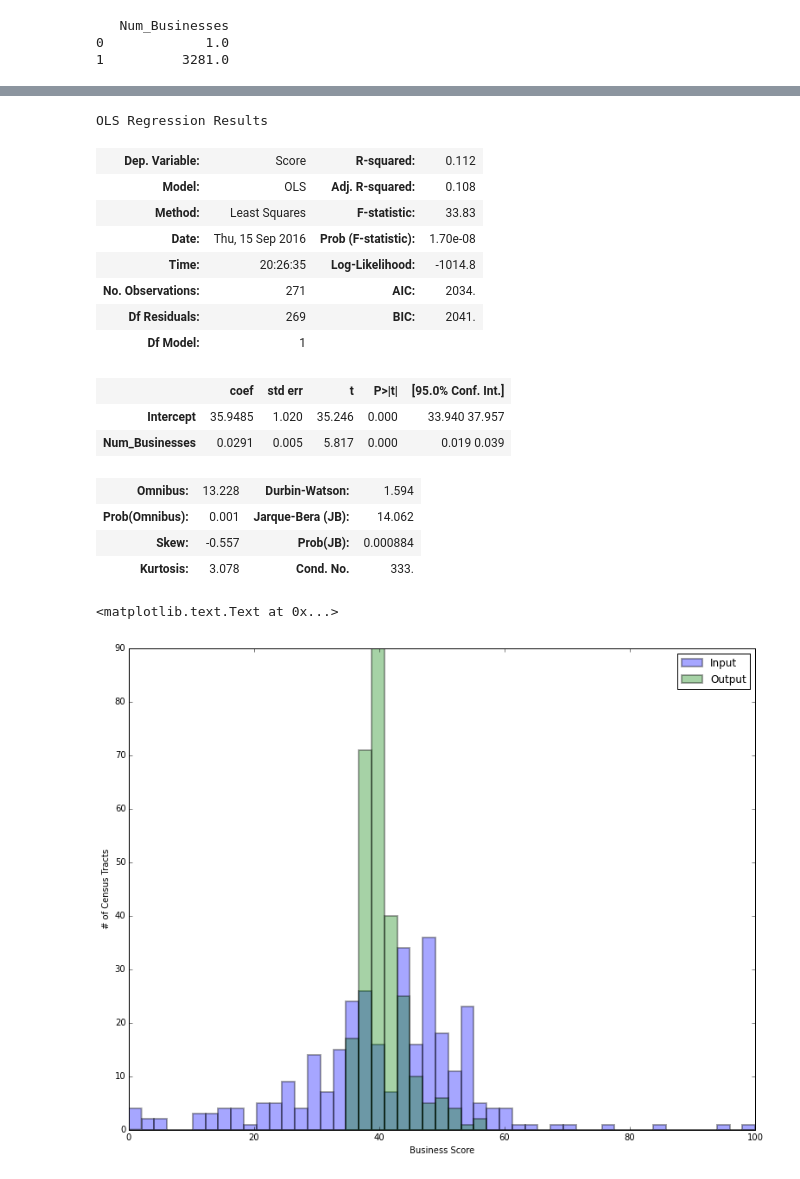
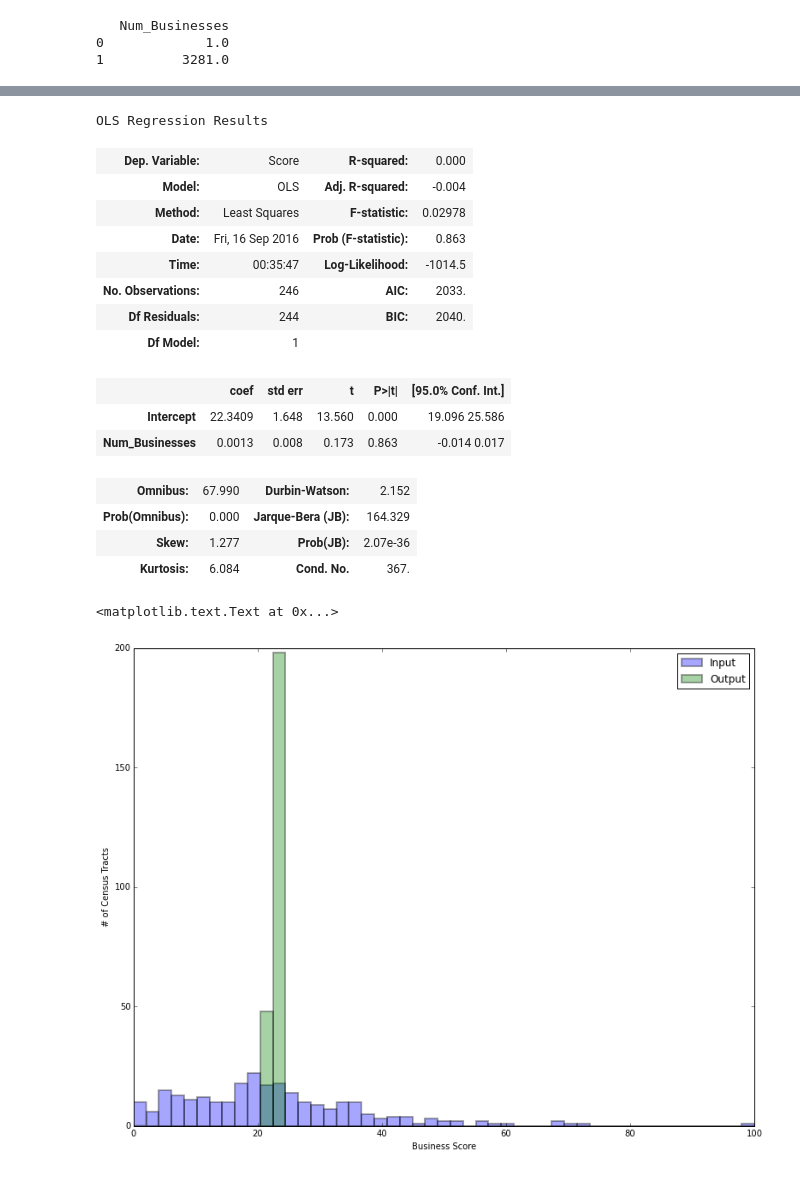
Before and after one commit to jmsilverman/insight_project, a Jupyter notebook: lin_reg_training.ipynb, the cells around one changed output, grey strips where cells are left out. Saved outputs shown, nothing was run; the diff lists cells and outputs as text; code cells hidden in the pictures.

```diff
--- a/lin_reg_training.ipynb
+++ b/lin_reg_training.ipynb
@@ -19,8 +19,9 @@ import statsmodels.formula.api as smf
 scaled = False
 # %%
 # define extra bit for filenames, in case of only using one NAICS code
-extra = ''
-#extra = '_62'
+extras = ['all','44','45','56','62']
+i = 1
+extra = '_'+extras[i]
 # %%
 # read in labeled examples (see build_features_labels.ipynb for more info)
 labels = np.genfromtxt('data_final/labels_scaled'+extra+'.csv')
@@ -414,6 +416,6 @@ len(df_one_cut)
 # %%
 # fit the data
-lm = smf.ols(formula='Score ~ Num_Businesses',data=df_one_cut).fit()
+lm_cut = smf.ols(formula='Score ~ Num_Businesses',data=df_one_cut).fit()
 # print the coefficients
-lm.params
+lm_cut.params
 # %% [output]
@@ -440,37 +442,37 @@ plt.legend(loc=0)
 # %%
 # print a summary of the model
-lm.summary()
+lm_cut.summary()
 # %% [output]
 OLS Regression Results
-| Dep. Variable: | Score | R-squared: | 0.112 |
-| Model: | OLS | Adj. R-squared: | 0.108 |
-| Method: | Least Squares | F-statistic: | 33.83 |
-| Date: | Thu, 15 Sep 2016 | Prob (F-statistic): | 1.70e-08 |
-| Time: | 20:26:35 | Log-Likelihood: | -1014.8 |
-| No. Observations: | 271 | AIC: | 2034. |
-| Df Residuals: | 269 | BIC: | 2041. |
+| Dep. Variable: | Score | R-squared: | 0.000 |
+| Model: | OLS | Adj. R-squared: | -0.004 |
+| Method: | Least Squares | F-statistic: | 0.02978 |
+| Date: | Fri, 16 Sep 2016 | Prob (F-statistic): | 0.863 |
+| Time: | 00:35:47 | Log-Likelihood: | -1014.5 |
+| No. Observations: | 246 | AIC: | 2033. |
+| Df Residuals: | 244 | BIC: | 2040. |
 | Df Model: | 1 |  |  |
 |  | coef | std err | t | P>|t| | [95.0% Conf. Int.] |
-| Intercept | 35.9485 | 1.020 | 35.246 | 0.000 | 33.940 37.957 |
-| Num_Businesses | 0.0291 | 0.005 | 5.817 | 0.000 | 0.019 0.039 |
+| Intercept | 22.3409 | 1.648 | 13.560 | 0.000 | 19.096 25.586 |
+| Num_Businesses | 0.0013 | 0.008 | 0.173 | 0.863 | -0.014 0.017 |
-| Omnibus: | 13.228 | Durbin-Watson: | 1.594 |
-| Prob(Omnibus): | 0.001 | Jarque-Bera (JB): | 14.062 |
-| Skew: | -0.557 | Prob(JB): | 0.000884 |
-| Kurtosis: | 3.078 | Cond. No. | 333. |
+| Omnibus: | 67.990 | Durbin-Watson: | 2.152 |
+| Prob(Omnibus): | 0.000 | Jarque-Bera (JB): | 164.329 |
+| Skew: | 1.277 | Prob(JB): | 2.07e-36 |
+| Kurtosis: | 6.084 | Cond. No. | 367. |
 # %%
 # use coefficients to calculate score for each census tract
-scores = lm.predict(df_one_cut)
+scores = lm_cut.predict(df_one_cut)
 # make histogram of scores
 plt.figure(figsize=(13, 10))
 bin_width = 2
 bins = np.linspace(min(labels), max(labels), (max(labels)-min(labels))/bin_width)
 plt.hist(labels, bins, linewidth=2, alpha=0.35, label='Input');
 plt.hist(scores, bins, linewidth=2, alpha=0.35, label='Output');
 plt.xlim([min(labels),max(labels)])
 plt.legend(loc=0)
 plt.xlabel('Business Score')
 plt.ylabel('# of Census Tracts')
 # %% [output]
 <matplotlib.text.Text at 0x...>
-[figure, old version]
+[figure, new version]
 # %%
```
Also changed, not shown: parts of 25 cells of this notebook, 6 other files.
